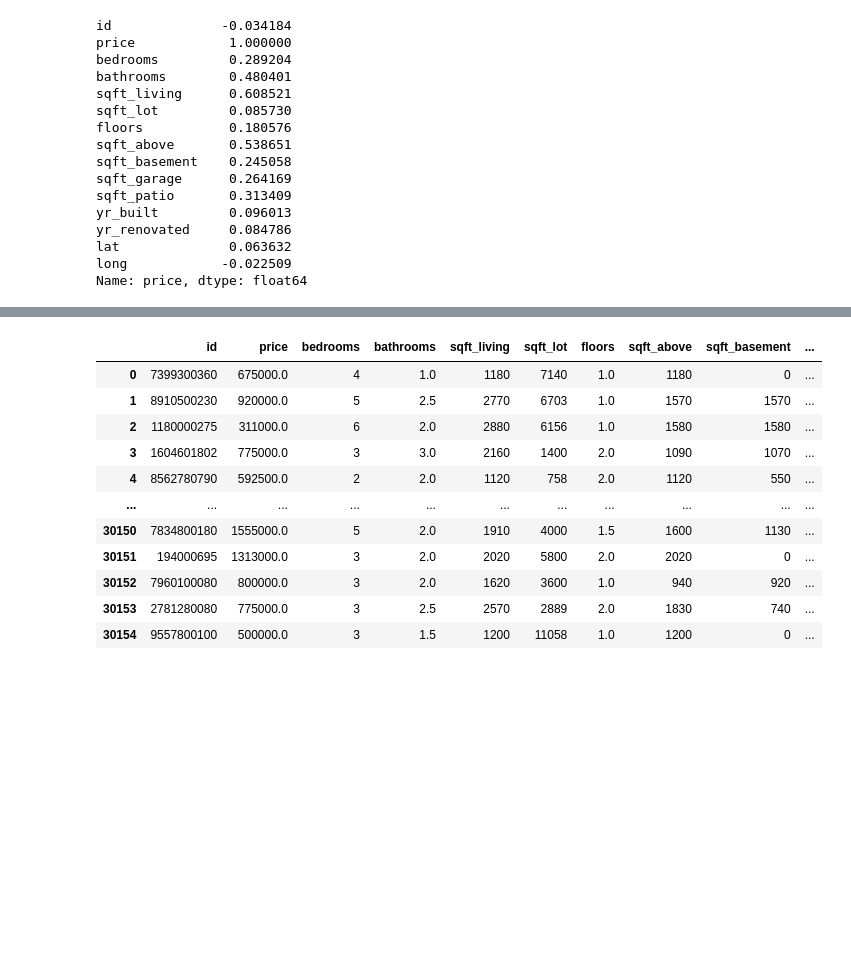
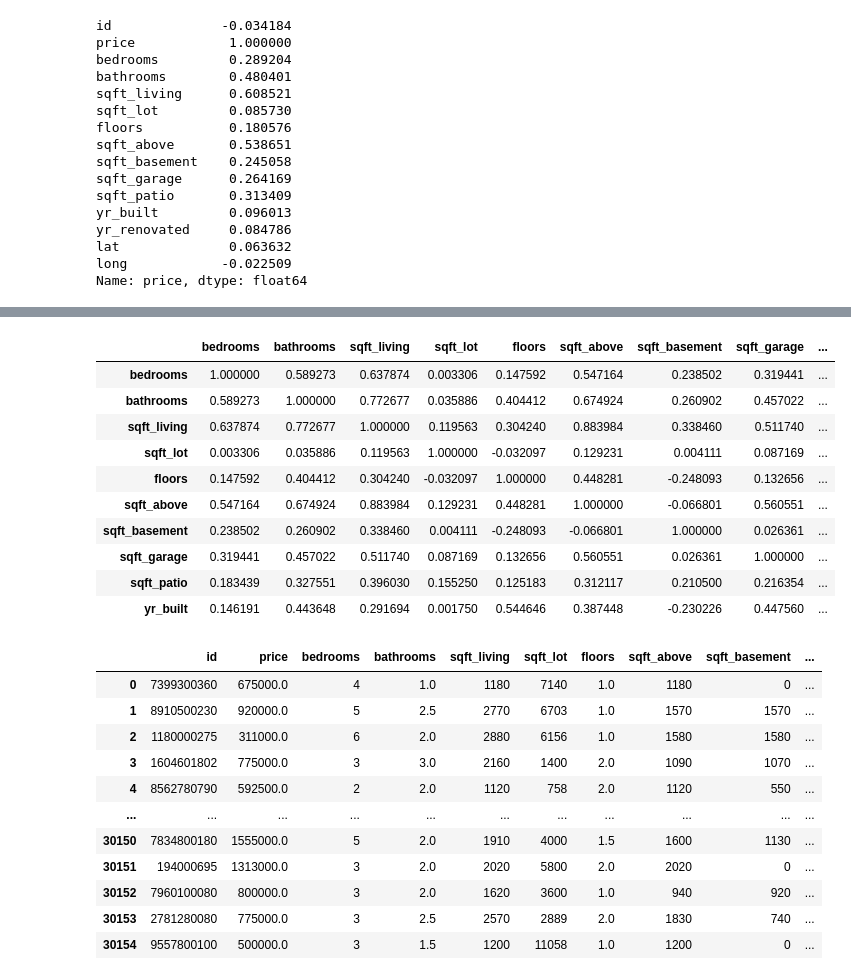
Before and after one commit to nicolemichaud03/RealEstateDataProject, a Jupyter notebook: Notebook.ipynb, the cells around one changed output, grey strips where cells are left out. Drawn from its saved outputs; the diff is of its cells as text; code cells hidden in the pictures; blank space fills up the shorter version.

```diff
--- a/Notebook.ipynb
+++ b/Notebook.ipynb
@@ -77,0 +114,3 @@ Of the numeric variables in the data, it looks like the features most correlated
+# %%
+data_pred = data.iloc[:,3:21]
+data_pred.head()
@@ -78,3 +126,17 @@ Of the numeric variables in the data, it looks like the features most correlated
+# %%
+data_pred.corr()
+# %% [output]
+|  | bedrooms | bathrooms | sqft_living | sqft_lot | floors | sqft_above | sqft_basement | sqft_garage | ... |
+| bedrooms | 1.000000 | 0.589273 | 0.637874 | 0.003306 | 0.147592 | 0.547164 | 0.238502 | 0.319441 | ... |
+| bathrooms | 0.589273 | 1.000000 | 0.772677 | 0.035886 | 0.404412 | 0.674924 | 0.260902 | 0.457022 | ... |
+| sqft_living | 0.637874 | 0.772677 | 1.000000 | 0.119563 | 0.304240 | 0.883984 | 0.338460 | 0.511740 | ... |
+| sqft_lot | 0.003306 | 0.035886 | 0.119563 | 1.000000 | -0.032097 | 0.129231 | 0.004111 | 0.087169 | ... |
+| floors | 0.147592 | 0.404412 | 0.304240 | -0.032097 | 1.000000 | 0.448281 | -0.248093 | 0.132656 | ... |
+| sqft_above | 0.547164 | 0.674924 | 0.883984 | 0.129231 | 0.448281 | 1.000000 | -0.066801 | 0.560551 | ... |
+| sqft_basement | 0.238502 | 0.260902 | 0.338460 | 0.004111 | -0.248093 | -0.066801 | 1.000000 | 0.026361 | ... |
+| sqft_garage | 0.319441 | 0.457022 | 0.511740 | 0.087169 | 0.132656 | 0.560551 | 0.026361 | 1.000000 | ... |
+| sqft_patio | 0.183439 | 0.327551 | 0.396030 | 0.155250 | 0.125183 | 0.312117 | 0.210500 | 0.216354 | ... |
+| yr_built | 0.146191 | 0.443648 | 0.291694 | 0.001750 | 0.544646 | 0.387448 | -0.230226 | 0.447560 | ... |
 # %%
 data_num = data.copy().select_dtypes("number")
 data_num.dropna(inplace=True)
```
Also changed, not shown: parts of 104 cells of this notebook, 1 other file.
